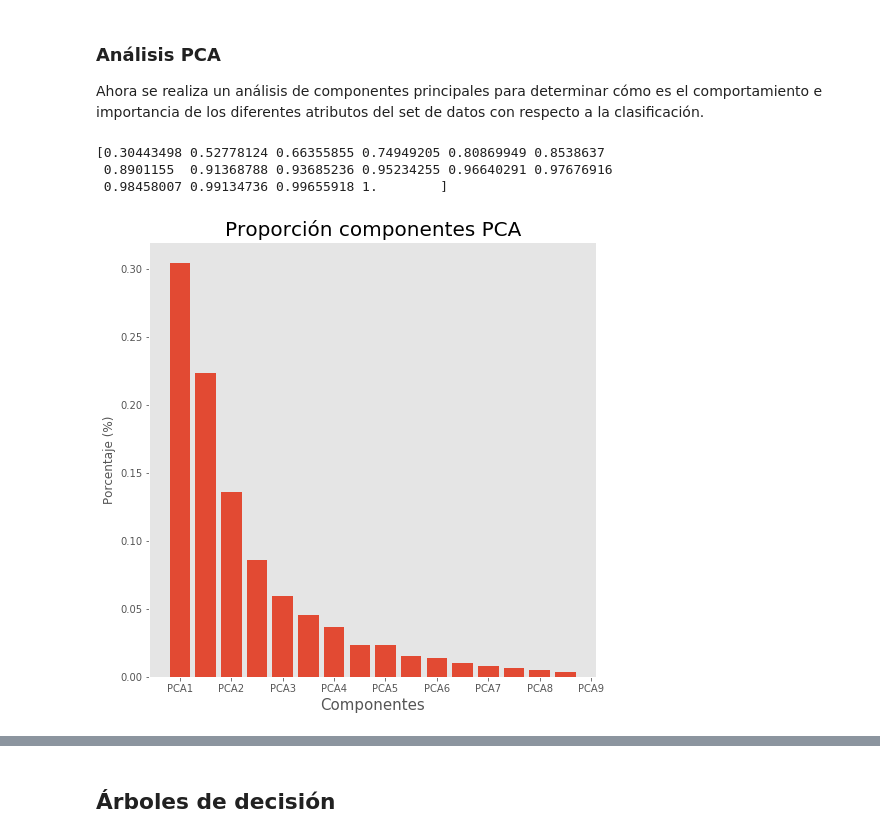
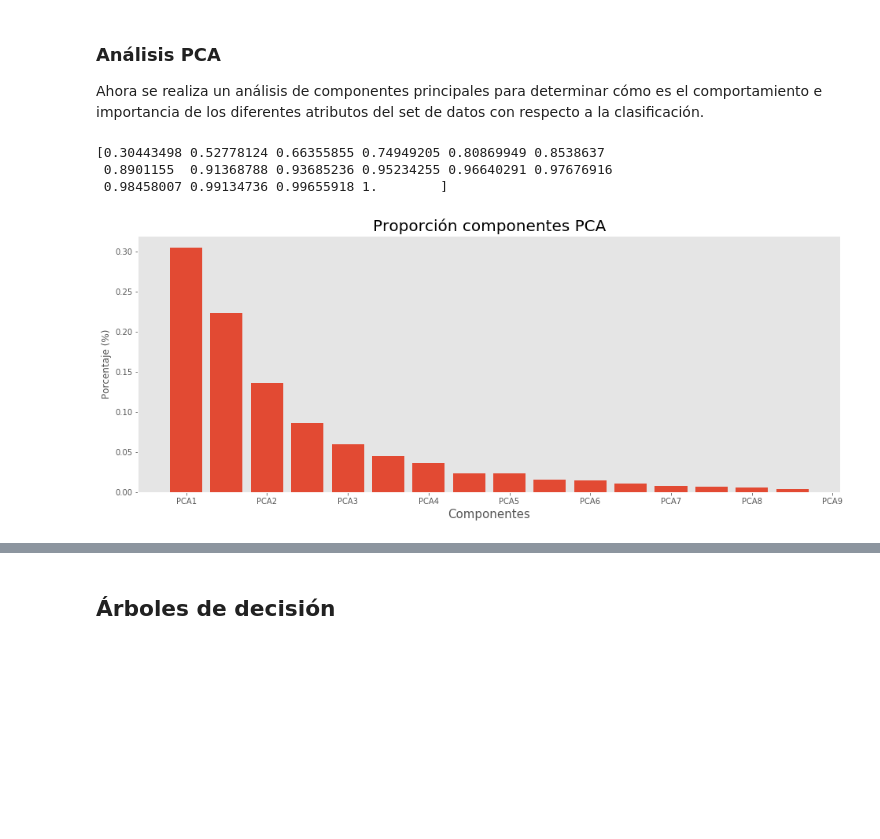
Before and after one commit to dkohkemper/pattern_recognition, a Jupyter notebook: proyecto_final/proyecto_final.ipynb, the cells around one changed output, grey strips where cells are left out. Cells and saved outputs as stored; diff of their text form; code cells hidden in the pictures; blank space fills up the shorter version.

```diff
--- a/proyecto_final/proyecto_final.ipynb
+++ b/proyecto_final/proyecto_final.ipynb
@@ -191,35 +191,35 @@ from sklearn.decomposition import PCA
 
 from sklearn.preprocessing import StandardScaler
 
 input_feat_scaled = StandardScaler().fit_transform(input_features)
 
 n_atributes = input_features.shape[1]
 
 # Se extrae el PCA y se introducen en los datos
 pca = PCA(n_components = input_features.shape[1])
 principalComponents = pca.fit_transform(input_features)
 
 # Nombra cada una de las componentes del PCA
 pca_features = ['PCA' + str(i) for i in range(n_atributes)]
 principalDf = pd.DataFrame(data = principalComponents, columns = pca_features)
 
 # Grafica los datos
-fig = plt.figure(figsize = (8,8))
+fig = plt.figure(figsize = (16,6))
 ax = fig.add_subplot(1,1,1)
 #Grafica las componentes de PCA según su porcentaje
 ax.bar(range(n_atributes),pca.explained_variance_ratio_)
 ax.set_xlabel('Componentes', fontsize = 15)
 ax.set_xticklabels(pca_features)
 ax.set_ylabel('Porcentaje (%)')
 ax.set_title('Proporción componentes PCA',fontsize = 20)
 ax.grid()
 
 print(pca.explained_variance_ratio_.cumsum())
 # %% [output]
 [0.30443498 0.52778124 0.66355855 0.74949205 0.80869949 0.8538637
  0.8901155  0.91368788 0.93685236 0.95234255 0.96640291 0.97676916
  0.98458007 0.99134736 0.99655918 1.        ]
-[figure, old version]
+[figure, new version]
 # %%
 from sklearn.utils import column_or_1d
 from sklearn import preprocessing
```
Also changed, not shown: parts of 18 cells of this notebook.
